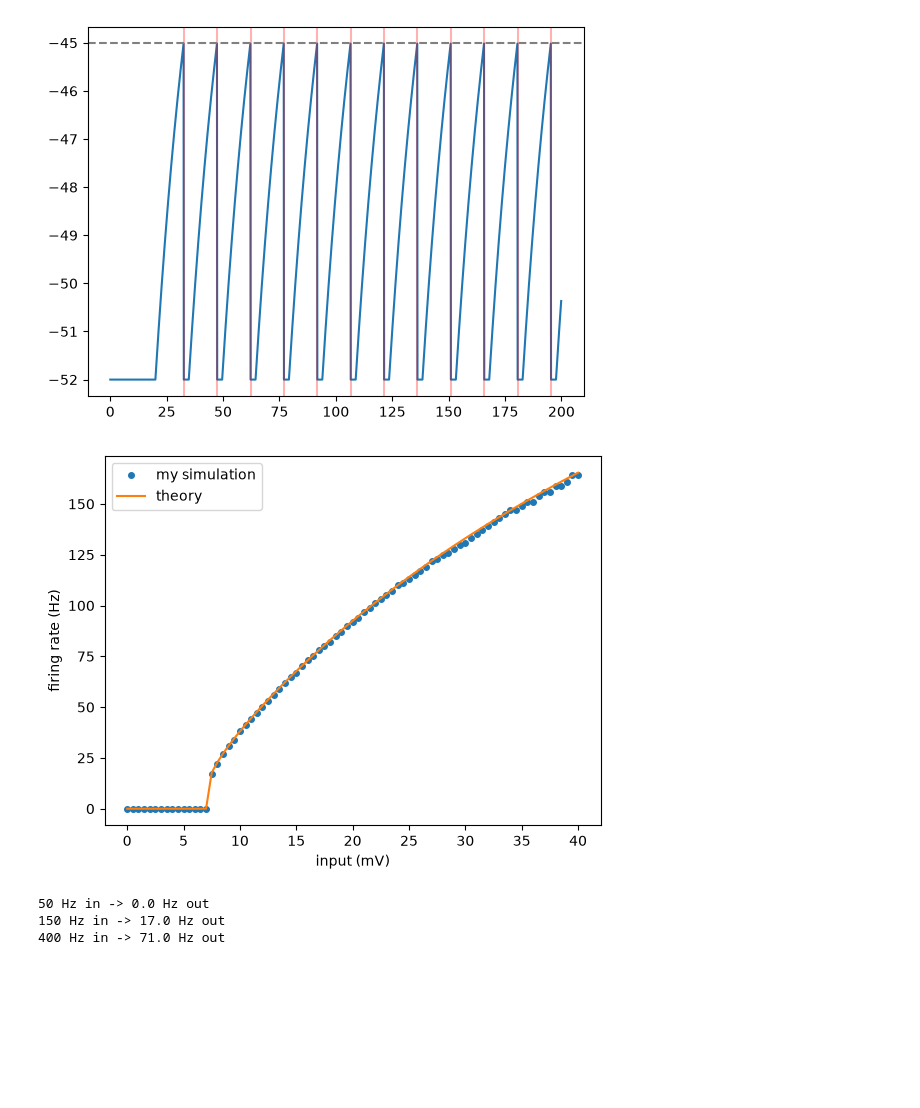
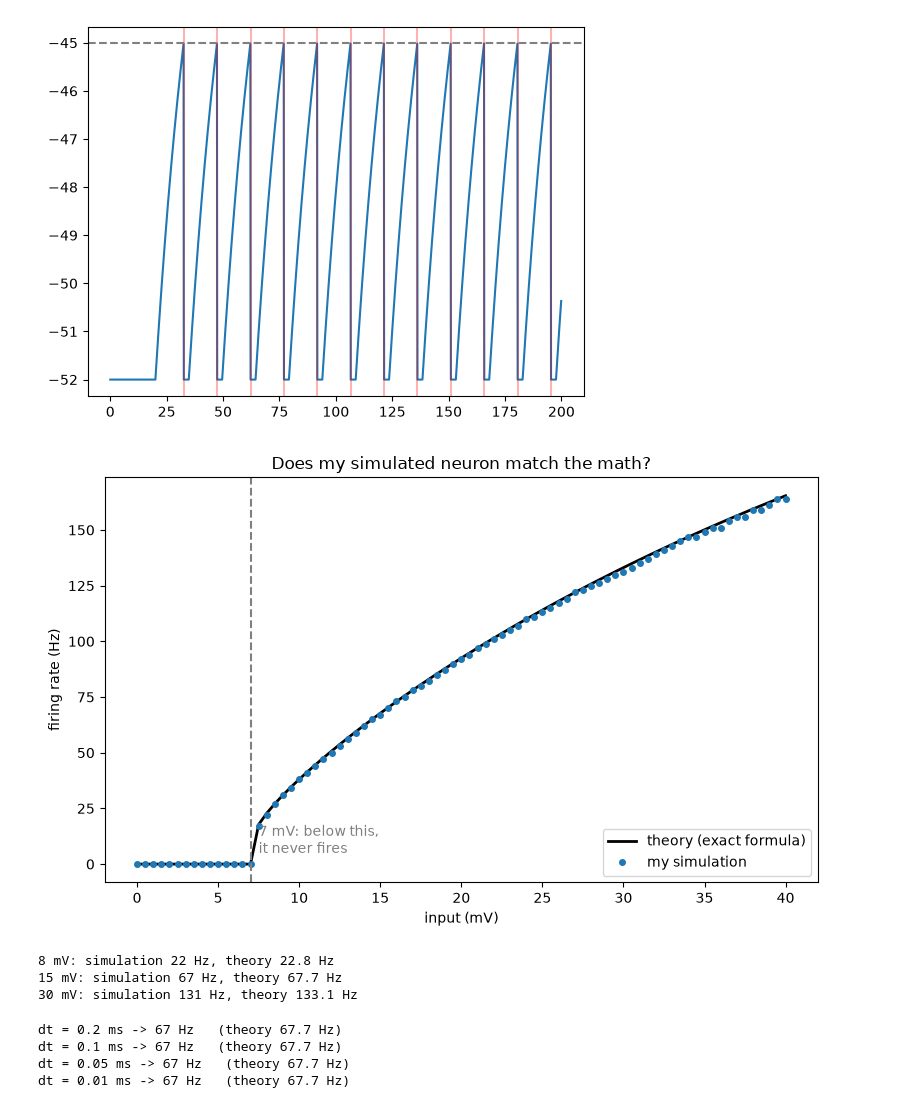
Before and after one commit to ThePlator/rewired-week0, a Jupyter notebook: 01_lif_neuron.ipynb, the cells around one changed output. Drawn from its saved outputs; the diff is of its cells as text; code cells hidden in the pictures; blank space fills up the shorter version.

```diff
--- a/01_lif_neuron.ipynb
+++ b/01_lif_neuron.ipynb
@@ -78,32 +78,49 @@ plt.axhline(V_TH, ls="--", color="gray"); plt.show()
 12 spikes
 [figure]
 # %%
+THETA = V_TH - V_REST            # 7 mV: how far threshold is above rest
+
+def theory_rate(I):
+    """Exact LIF firing rate (Hz) for constant input I (mV)."""
+    if I <= THETA:
+        return 0.0
+    return 1000 / (T_REF + TAU_M * np.log(I / (I - THETA)))
+
 inputs = np.arange(0, 40.5, 0.5)
-sim = [len(simulate_lif(np.full(10000, i), T_ms=1000)[2]) for i in inputs]   # spikes in 1 s = Hz
-theory = [1000 / (T_REF + TAU_M * np.log(i / (i - 7))) if i > 7 else 0 for i in inputs]
+sim_rates = []
+for I in inputs:
+    _, _, spikes = simulate_lif(np.full(10000, I), T_ms=1000)   # 1 second
+    sim_rates.append(len(spikes))                                # spikes in 1 s = Hz
+theory_rates = [theory_rate(I) for I in inputs]
 
-plt.plot(inputs, sim, "o", ms=4, label="my simulation")
-plt.plot(inputs, theory, label="theory")
-plt.xlabel("input (mV)"); plt.ylabel("firing rate (Hz)"); plt.legend(); plt.show()
+fig, ax = plt.subplots(figsize=(8, 5))
+ax.plot(inputs, theory_rates, color="black", lw=2, label="theory (exact formula)")
+ax.plot(inputs, sim_rates, "o", ms=4, color="tab:blue", label="my simulation")
+ax.axvline(THETA, ls="--", color="gray")
+ax.text(THETA + 0.5, 5, "7 mV: below this,\nit never fires", color="gray")
+ax.set_xlabel("input (mV)"); ax.set_ylabel("firing rate (Hz)")
+ax.set_title("Does my simulated neuron match the math?")
+ax.legend(); plt.tight_layout()
+plt.savefig("fi_curve.png", dpi=200)
+plt.show()
+
+for I in [8, 15, 30]:
+    i = int(I / 0.5)
+    print(f"{I} mV: simulation {sim_rates[i]} Hz, theory {theory_rates[i]:.1f} Hz")
 # %% [output]
-[figure, old version]
+[figure, new version]
+8 mV: simulation 22 Hz, theory 22.8 Hz
+15 mV: simulation 67 Hz, theory 67.7 Hz
+30 mV: simulation 131 Hz, theory 133.1 Hz
-# %%
-def simulate_poisson(rate_hz, kick_mv=2.0, T_ms=1000, seed=0):
-    rng = np.random.default_rng(seed)       # same seed -> same result
-    n = int(T_ms / DT)
-    arrivals = rng.random(n) < rate_hz * DT / 1000
-    v, count, refr = V_REST, 0, 0
-    for k in range(n):
-        if refr > 0: refr -= 1; continue
-        v += -(v - V_REST) / TAU_M * DT
-        if arrivals[k]: v += kick_mv
-        if v >= V_TH:
-            count += 1; v = V_RESET; refr = int(round(T_REF / DT))
-    return count * 1000 / T_ms              # Hz
-
-for r in (50, 150, 400):
-    print(r, "Hz in ->", simulate_poisson(r), "Hz out")
-# %% [output]
-50 Hz in -> 0.0 Hz out
-150 Hz in -> 17.0 Hz out
-400 Hz in -> 71.0 Hz out
+# %%
+for dt in [0.2, 0.1, 0.05, 0.01]:
+    DT = dt
+    n = int(1000 / DT)
+    _, _, s = simulate_lif(np.full(n, 15.0), T_ms=1000)
+    print(f"dt = {dt} ms -> {len(s)} Hz   (theory {theory_rate(15):.1f} Hz)")
+DT = 0.1
+# %% [output]
+dt = 0.2 ms -> 67 Hz   (theory 67.7 Hz)
+dt = 0.1 ms -> 67 Hz   (theory 67.7 Hz)
+dt = 0.05 ms -> 67 Hz   (theory 67.7 Hz)
+dt = 0.01 ms -> 67 Hz   (theory 67.7 Hz)
```
Also changed, not shown: parts of 1 cell of this notebook.
